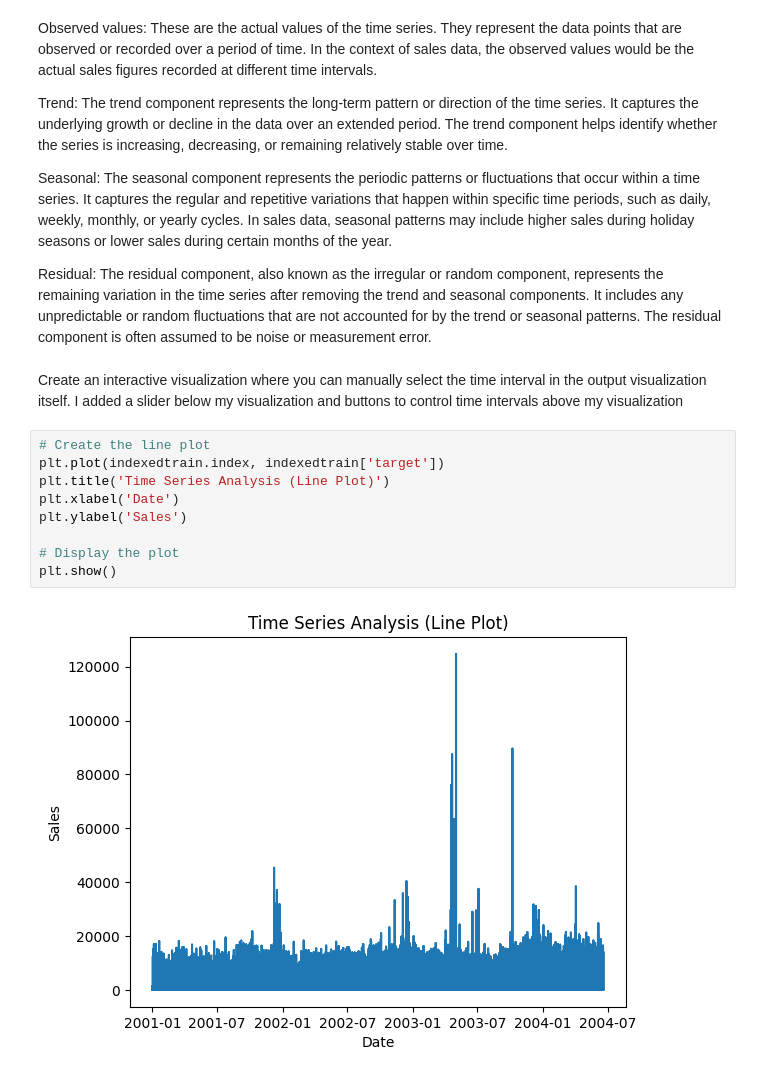
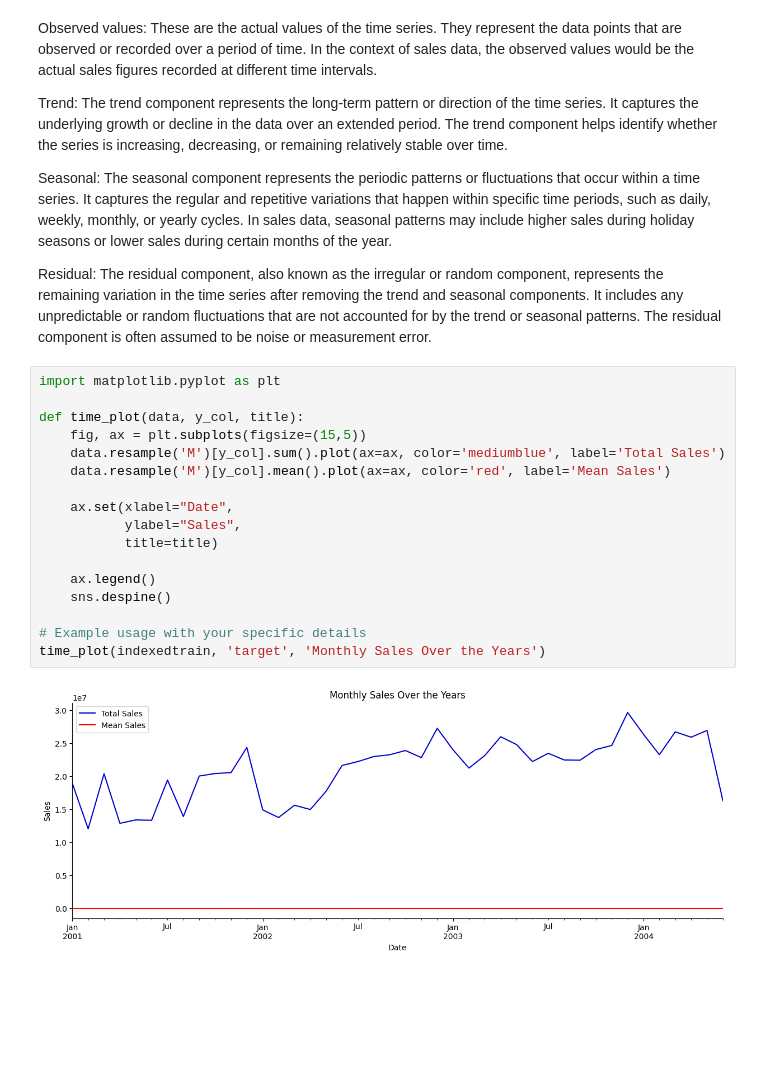
Before and after one commit to Gilbert-B/Forecasting-Sales, a Jupyter notebook: notebook/Sales_Forecast.ipynb, the cells around one changed output. Saved outputs shown, nothing was run; the diff lists cells and outputs as text; blank space fills up the shorter version.

```diff
--- a/notebook/Sales_Forecast.ipynb
+++ b/notebook/Sales_Forecast.ipynb
@@ -1005,16 +976,22 @@ Trend: The trend component represents the long-term pattern or direction of the
 Seasonal: The seasonal component represents the periodic patterns or fluctuations that occur within a time series. It captures the regular and repetitive variations that happen within specific time periods, such as daily, weekly, monthly, or yearly cycles. In sales data, seasonal patterns may include higher sales during holiday seasons or lower sales during certain months of the year.
 
 Residual: The residual component, also known as the irregular or random component, represents the remaining variation in the time series after removing the trend and seasonal components. It includes any unpredictable or random fluctuations that are not accounted for by the trend or seasonal patterns. The residual component is often assumed to be noise or measurement error.
-# %% [markdown]
-Create an interactive visualization where you can manually select the time interval in the output visualization itself. I added a slider below my visualization and buttons to control time intervals above my  visualization
-# %%
-# Create the line plot
-plt.plot(indexedtrain.index, indexedtrain['target'])
-plt.title('Time Series Analysis (Line Plot)')
-plt.xlabel('Date')
-plt.ylabel('Sales')
-
-# Display the plot
-plt.show()
-# %% [output]
-[figure, removed]
+# %%
+import matplotlib.pyplot as plt
+
+def time_plot(data, y_col, title):
+    fig, ax = plt.subplots(figsize=(15,5))
+    data.resample('M')[y_col].sum().plot(ax=ax, color='mediumblue', label='Total Sales')
+    data.resample('M')[y_col].mean().plot(ax=ax, color='red', label='Mean Sales')
+
+    ax.set(xlabel="Date",
+           ylabel="Sales",
+           title=title)
+
+    ax.legend()
+    sns.despine()
+
+# Example usage with your specific details
+time_plot(indexedtrain, 'target', 'Monthly Sales Over the Years')
+# %% [output]
+[figure, added]
```
Also changed, not shown: parts of 47 cells of this notebook.
